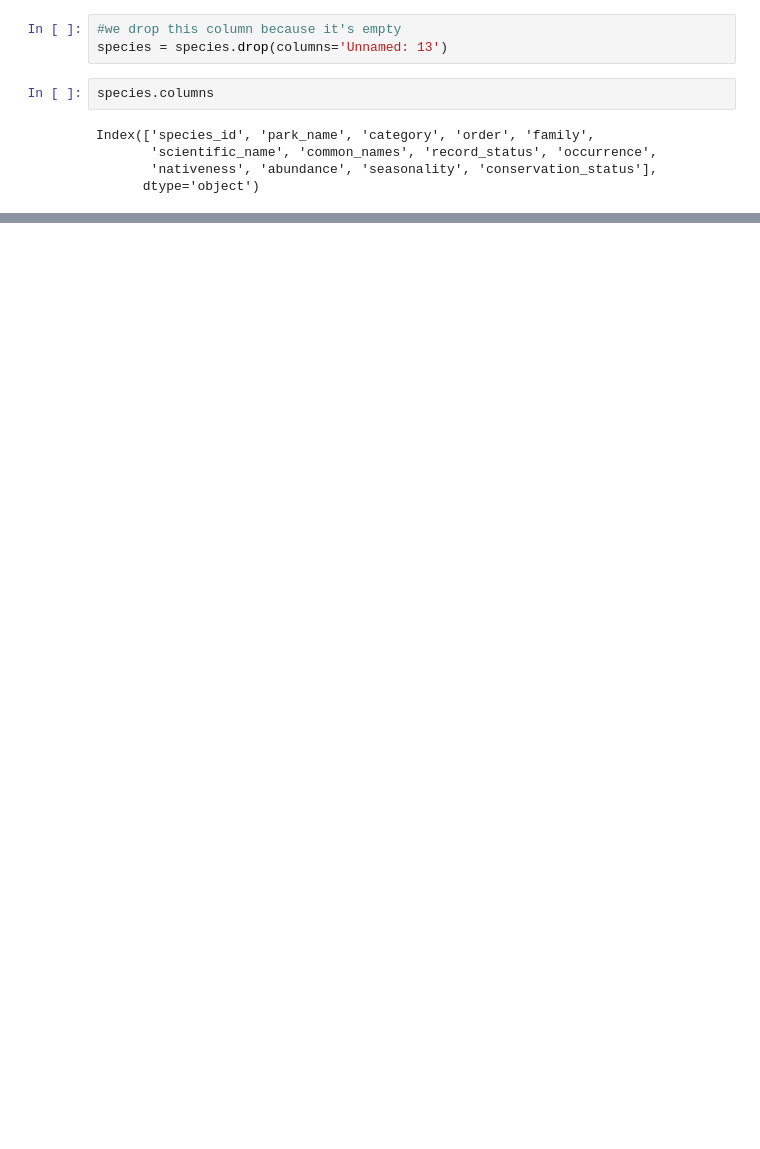
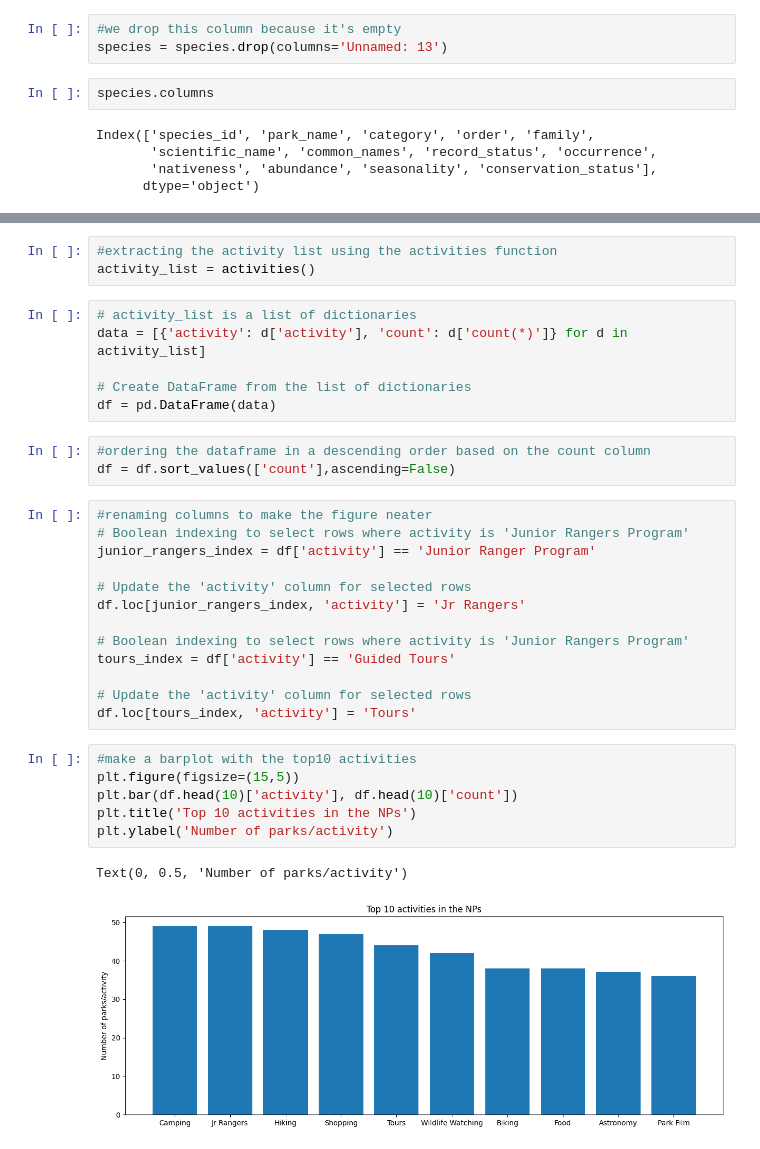
Before and after one commit to mtarrago/IH_final_project, a Jupyter notebook: kaggle_data.ipynb, the cells around one changed output, grey strips where cells are left out. Saved outputs shown, nothing was run; the diff lists cells and outputs as text; blank space fills up the shorter version.

```diff
--- a/kaggle_data.ipynb
+++ b/kaggle_data.ipynb
@@ -88,0 +109,34 @@ Index(['species_id', 'park_name', 'category', 'order', 'family',
+# %%
+#extracting the activity list using the activities function
+activity_list = activities()
+# %%
+# activity_list is a list of dictionaries
+data = [{'activity': d['activity'], 'count': d['count(*)']} for d in activity_list]
+
+# Create DataFrame from the list of dictionaries
+df = pd.DataFrame(data)
+# %%
+#ordering the dataframe in a descending order based on the count column
+df = df.sort_values(['count'],ascending=False)
+# %%
+#renaming columns to make the figure neater
+# Boolean indexing to select rows where activity is 'Junior Rangers Program'
+junior_rangers_index = df['activity'] == 'Junior Ranger Program'
+
+# Update the 'activity' column for selected rows
+df.loc[junior_rangers_index, 'activity'] = 'Jr Rangers'
+
+# Boolean indexing to select rows where activity is 'Junior Rangers Program'
+tours_index = df['activity'] == 'Guided Tours'
+
+# Update the 'activity' column for selected rows
+df.loc[tours_index, 'activity'] = 'Tours'
+# %%
+#make a barplot with the top10 activities
+plt.figure(figsize=(15,5))
+plt.bar(df.head(10)['activity'], df.head(10)['count'])
+plt.title('Top 10 activities in the NPs')
+plt.ylabel('Number of parks/activity')
+# %% [output]
+Text(0, 0.5, 'Number of parks/activity')
+[figure, added]
```
Also changed, not shown: parts of 7 cells of this notebook, 6 other files.
